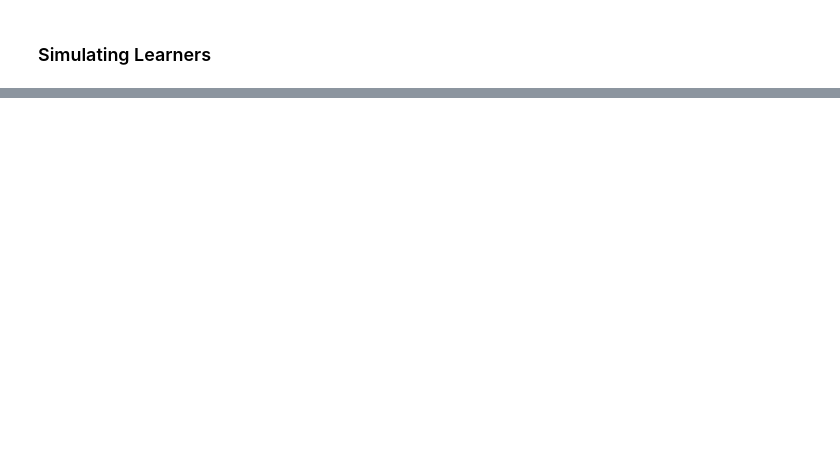
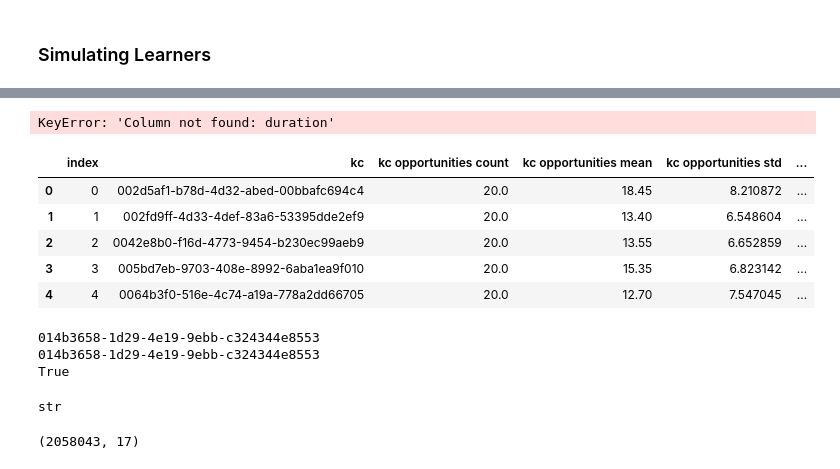
Before and after one commit to stevencdang/MotivSim, a Jupyter notebook: notebooks/SelfEfficacyLearnerTuning.ipynb, the cells around one changed output, grey strips where cells are left out. Drawn from its saved outputs; the diff is of its cells as text; code cells hidden in the pictures; blank space fills up the shorter version.

```diff
--- a/notebooks/SelfEfficacyLearnerTuning.ipynb
+++ b/notebooks/SelfEfficacyLearnerTuning.ipynb
@@ -124,0 +337,3 @@ sys.version
+# %%
+tx['kc'] = tx['kcs'].apply(lambda x: x[0]['_id'])
+tx.head()
@@ -124,0 +347,35 @@ sys.version
+# %%
+step_stats = tx.groupby(['stu_id', 'unit_id', 'section_id', 'prob_id', 'step_id'])['duration'].agg(['sum', 'count']).reset_index()
+prob_stats = tx.groupby(['stu_id', 'unit_id', 'section_id', 'prob_id'])['duration'].count().reset_index()
+section_stats = step_stats.groupby(['stu_id', 'unit_id', 'section_id'])['sum'].agg(['count', np.mean, np.std])
+unit_stats = step_stats.groupby(['stu_id', 'unit_id'])['sum'].agg(['count', np.mean, np.std])
+kc_stats = tx[['stu_id', 'kc', 'step_id']].unique().groupby(['stu_id', 'kc']).count()
+stu_prob_stats = step_stats.groupby('stu_id')['count'].describe()
+stu_prob_stats.columns = ["Step Attempt %s" % col for col in stu_prob_stats.columns]
+# %% [output]
+KeyError: 'Column not found: duration'
+# %%
+stu_kc_stats = tx[['stu_id', 'kc', 'step_id']].drop_duplicates().groupby(['stu_id', 'kc']).count().reset_index()
+stu_kc_stats.rename(columns={'step_id': 'kc opportunities'}, inplace=True)
+# %%
+kc_stats = stu_kc_stats.groupby('kc').describe()
+# %%
+kc_stats.columns = [" ".join(col) for col in kc_stats.columns]
+#["kc opportunities %s" % col for col in kc_stats.columns]
+# %%
+kc_stats.head()
+# %% [output]
+|  | index | kc | kc opportunities count | kc opportunities mean | kc opportunities std | ... |
+| 0 | 0 | 002d5af1-b78d-4d32-abed-00bbafc694c4 | 20.0 | 18.45 | 8.210872 | ... |
+| 1 | 1 | 002fd9ff-4d33-4def-83a6-53395dde2ef9 | 20.0 | 13.40 | 6.548604 | ... |
+| 2 | 2 | 0042e8b0-f16d-4773-9454-b230ec99aeb9 | 20.0 | 13.55 | 6.652859 | ... |
+| 3 | 3 | 005bd7eb-9703-408e-8992-6aba1ea9f010 | 20.0 | 15.35 | 6.823142 | ... |
+| 4 | 4 | 0064b3f0-516e-4c74-a19a-778a2dd66705 | 20.0 | 12.70 | 7.547045 | ... |
+# %%
+print(stu_stats.index[0])
+print(d.index[0])
+print(stu_stats.index[0] == d.index[0])
+# %% [output]
+014b3658-1d29-4e19-9ebb-c324344e8553
+014b3658-1d29-4e19-9ebb-c324344e8553
+True
@@ -124,0 +385,8 @@ sys.version
+# %%
+type(tx['_id'][0])
+# %% [output]
+str
+# %%
+tx.shape
+# %% [output]
+(2058043, 17)
```
Also changed, not shown: parts of 30 cells of this notebook, 12 other files.
